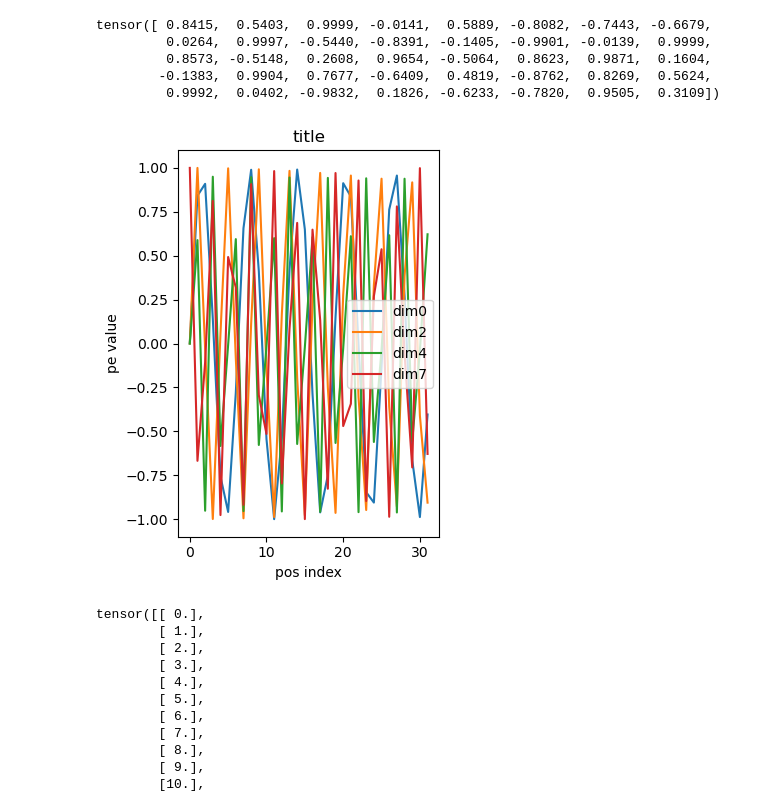
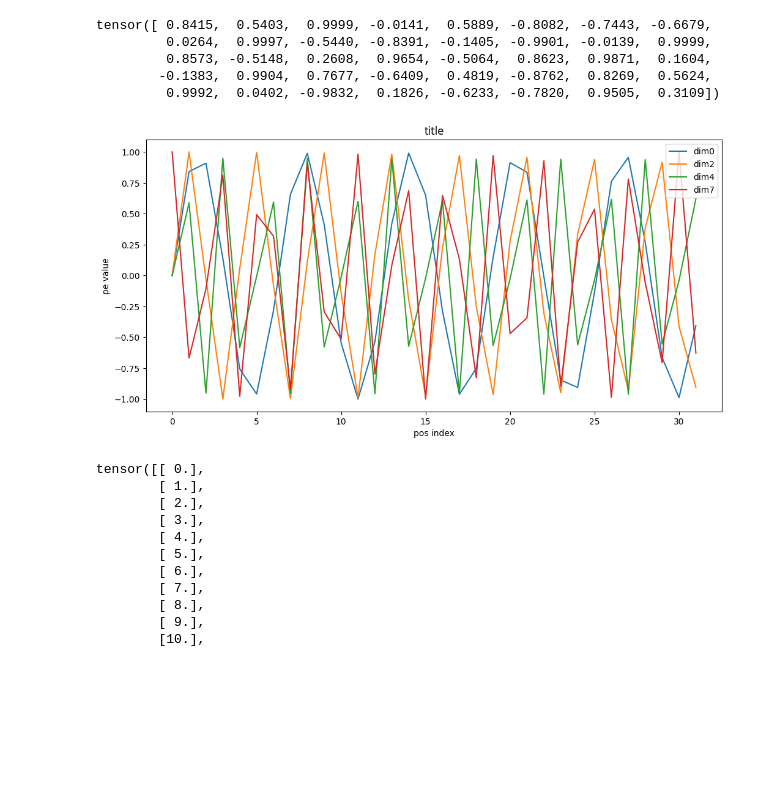
Before and after one commit to lingduoduo/Deep-Learning, a Jupyter notebook: AI-Modeling/wk03/03_pos_embedding.ipynb, the cells around one changed output. Saved outputs shown, nothing was run; the diff lists cells and outputs as text; code cells hidden in the pictures; blank space fills up the shorter version.

```diff
--- a/AI-Modeling/wk03/03_pos_embedding.ipynb
+++ b/AI-Modeling/wk03/03_pos_embedding.ipynb
@@ -67,27 +81,27 @@ tensor([ 0.8415,  0.5403,  0.9999, -0.0141,  0.5889, -0.8082, -0.7443, -0.6679,
 # %%
 import torch
 import math
 import numpy as np
 import matplotlib.pyplot as plt
 
 
 seq_len= 32
 selected_dims =8
-
-plt.subplot(1, 2, 2)
+plt.figure(figsize=(20, 10))
+plt.subplot(2, 2, 2)
 dims_to_plot = np.linspace(0, selected_dims-1, 4, dtype=int)
 
 for i in dims_to_plot:
     plt.plot(r[:, i], label=f"dim{i}")
 
 plt.xlabel("pos index")
 plt.ylabel("pe value")
 plt.title("title")
 plt.legend()
 plt.tight_layout()
 plt.show()
 # %% [output]
-[figure, old version]
+[figure, new version]
 # %%
 max_length = 40
 d_model = 32
```
Also changed, not shown: parts of 1 cell of this notebook, 1 other file.
